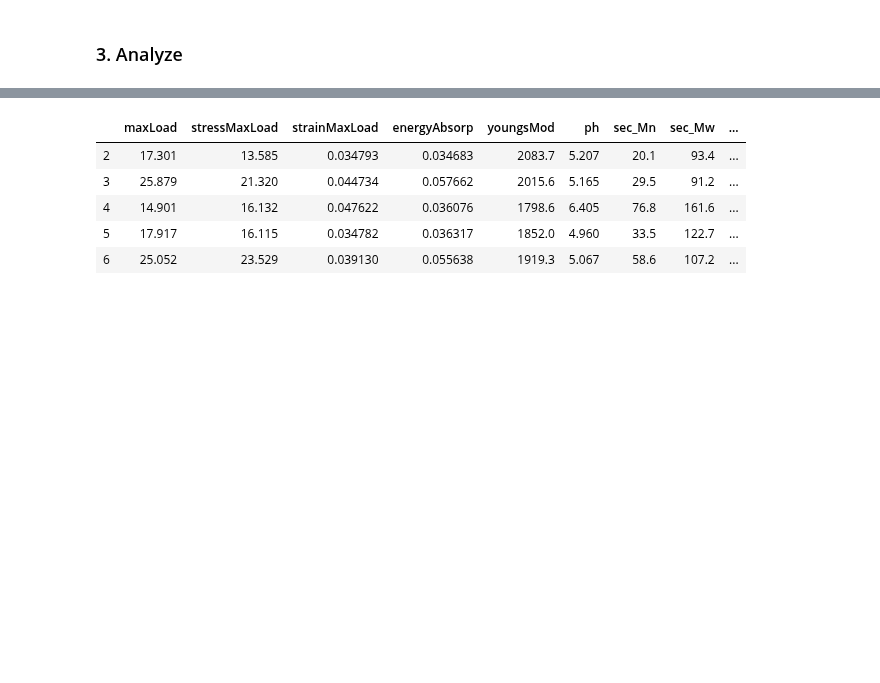
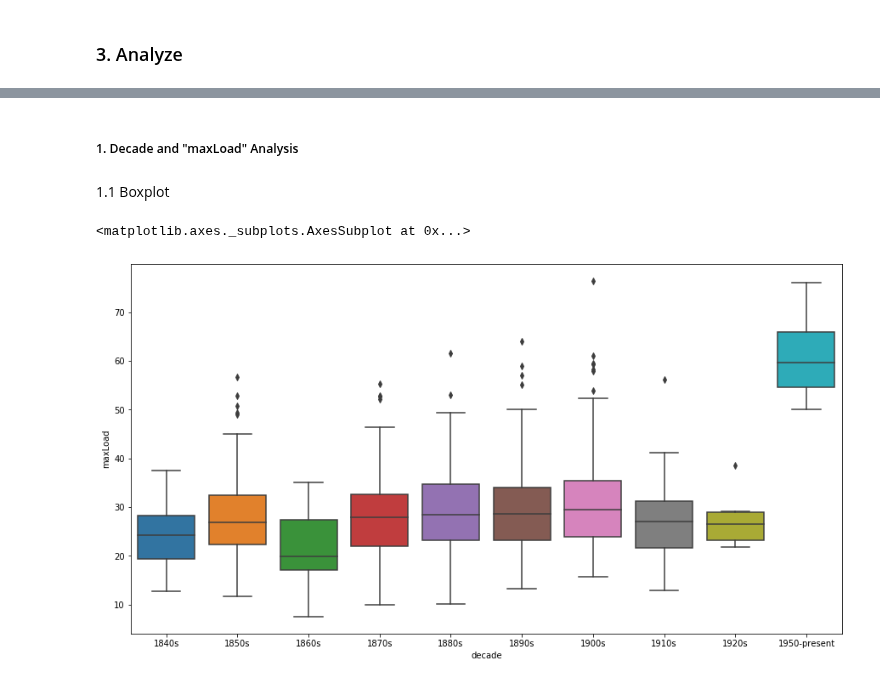
Before and after one commit to hujingc/umsi_loc_anc, a Jupyter notebook: loading_views.ipynb, the cells around one changed output, grey strips where cells are left out. Saved outputs shown, nothing was run; the diff lists cells and outputs as text; code cells hidden in the pictures; blank space fills up the shorter version.

```diff
--- a/loading_views.ipynb
+++ b/loading_views.ipynb
@@ -437,11 +479,0 @@ publisher_analysis_data_after_1950.head()
-# %%
-publisher_analysis_data_1840_to_1950 = publisher_analysis_data.loc[(publisher_analysis_data['year'] > '1840-01-01')&
-                                                                   (publisher_analysis_data['year'] < '1880-01-01')]
-publisher_analysis_data_1840_to_1950.head()
-# %% [output]
-|  | maxLoad | stressMaxLoad | strainMaxLoad | energyAbsorp | youngsMod | ph | sec_Mn | sec_Mw | ... |
-| 2 | 17.301 | 13.585 | 0.034793 | 0.034683 | 2083.7 | 5.207 | 20.1 | 93.4 | ... |
-| 3 | 25.879 | 21.320 | 0.044734 | 0.057662 | 2015.6 | 5.165 | 29.5 | 91.2 | ... |
-| 4 | 14.901 | 16.132 | 0.047622 | 0.036076 | 1798.6 | 6.405 | 76.8 | 161.6 | ... |
-| 5 | 17.917 | 16.115 | 0.034782 | 0.036317 | 1852.0 | 4.960 | 33.5 | 122.7 | ... |
-| 6 | 25.052 | 23.529 | 0.039130 | 0.055638 | 1919.3 | 5.067 | 58.6 | 107.2 | ... |
@@ -451,0 +508,11 @@ publisher_averages
+# %% [markdown]
+##### 1. Decade and "maxLoad" Analysis
+# %% [markdown]
+1.1 Boxplot
+# %%
+fig, ax = plt.subplots(figsize=(15,8))
+#ax.set_xticklabels(ax.get_xticklabels(), rotation=90, horizontalalignment='right')
+sns.boxplot(x="decade",y="maxLoad", data=publisher_analysis_data)
+# %% [output]
+<matplotlib.axes._subplots.AxesSubplot at 0x...>
+[figure, added]
```
Also changed, not shown: parts of 52 cells of this notebook.
